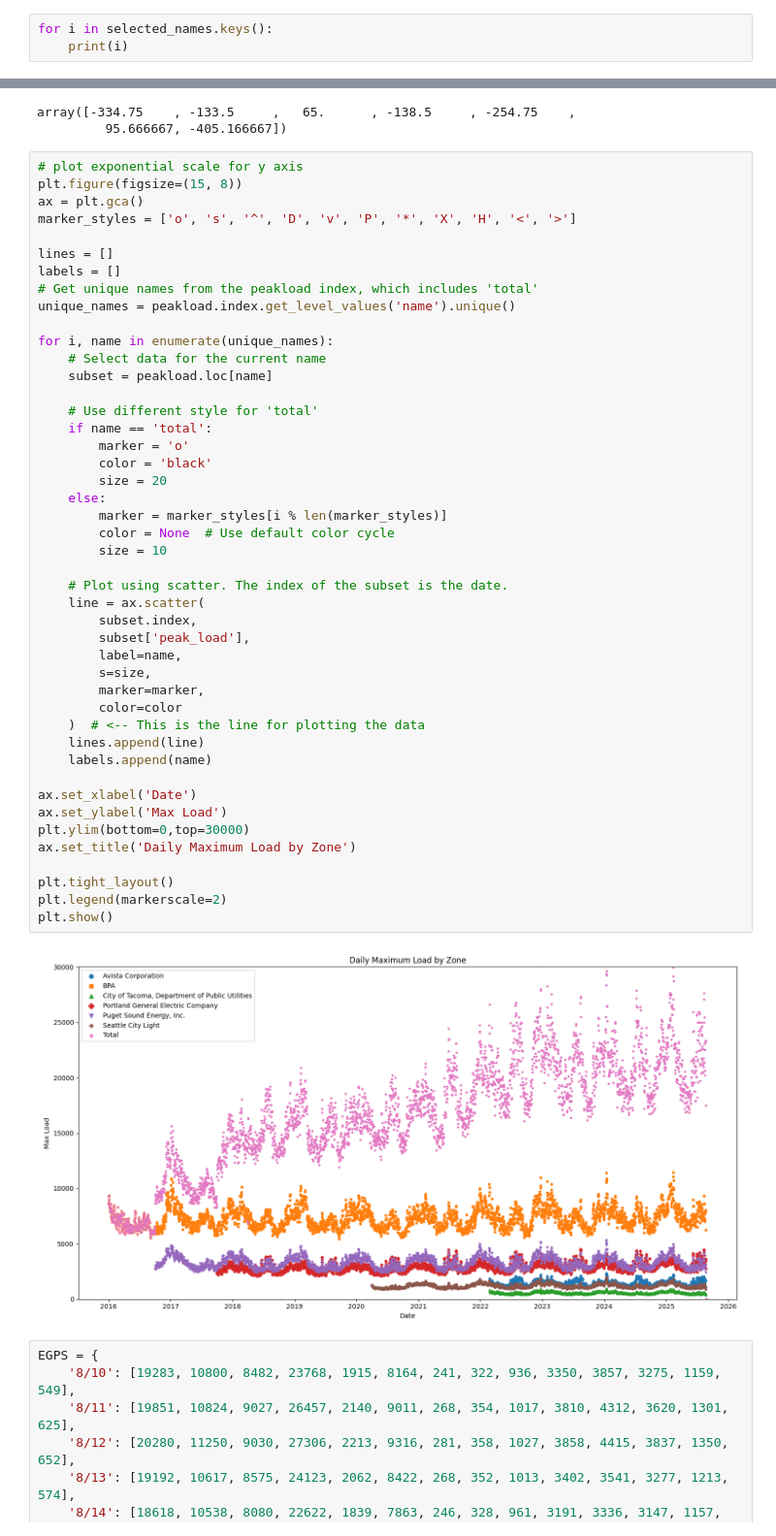
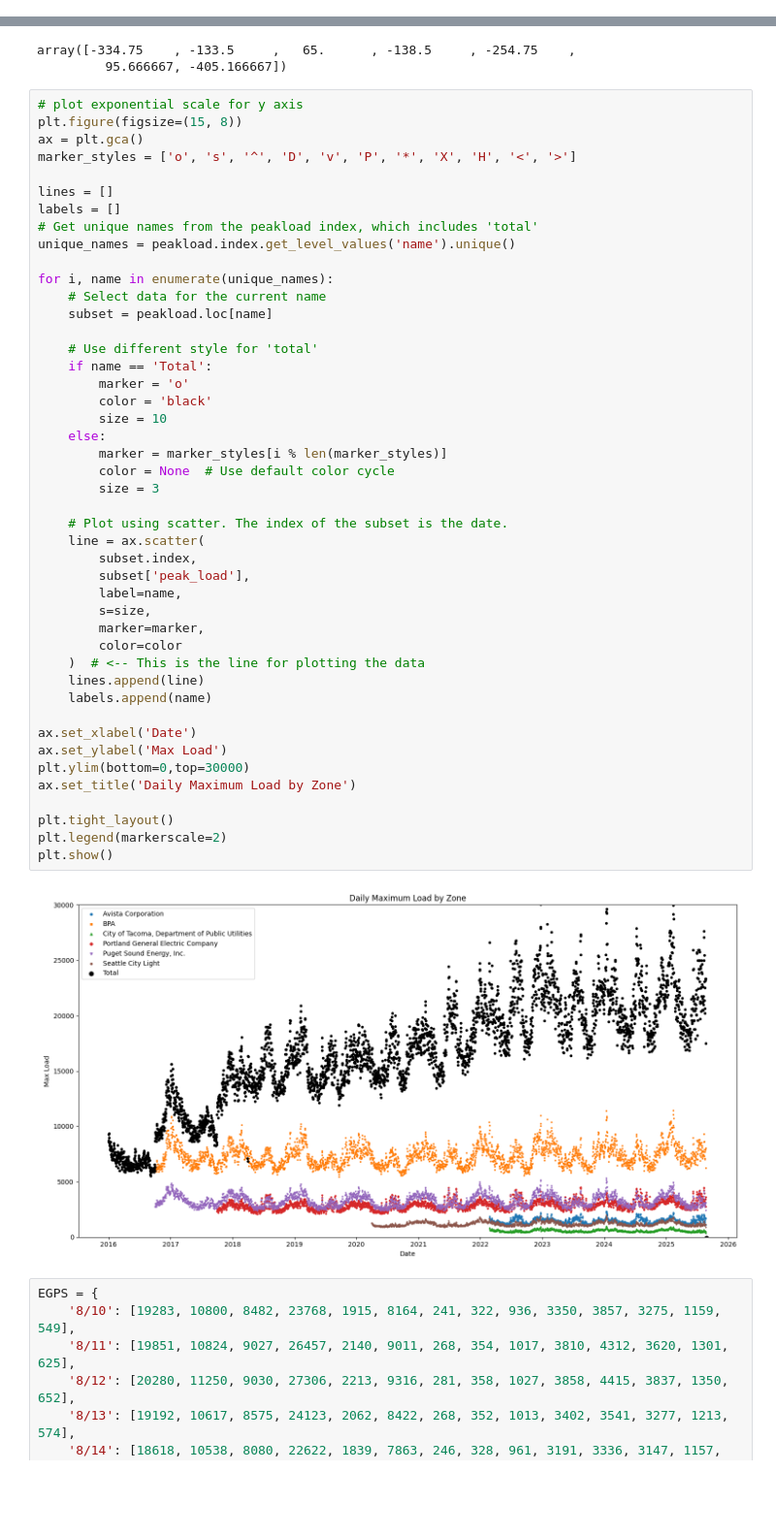
Before and after one commit to ViK-44/Fair-Value-Modelling, a Jupyter notebook: RTLoadanalysis.ipynb, the cells around one changed output, grey strips where cells are left out. Shown: that part at 97% size. Drawn from its saved outputs; the diff is of its cells as text; blank space fills up the shorter version.

```diff
--- a/RTLoadanalysis.ipynb
+++ b/RTLoadanalysis.ipynb
@@ -72,6 +87,3 @@ selected_names = {
 }
 peakload = df[df['name'].isin(selected_names.values())].groupby(['name', 'date']).agg({'avgvalue': 'max'})
 peakload.columns = ['peak_load']
-# %%
-for i in selected_names.keys():
-    print(i)
@@ -147,37 +147,37 @@ for i, name in enumerate(unique_names):
     subset = peakload.loc[name]
 
     # Use different style for 'total'
-    if name == 'total':
+    if name == 'Total':
         marker = 'o'
         color = 'black'
-        size = 20
+        size = 10
     else:
         marker = marker_styles[i % len(marker_styles)]
         color = None  # Use default color cycle
-        size = 10
+        size = 3
 
     # Plot using scatter. The index of the subset is the date.
     line = ax.scatter(
         subset.index,
         subset['peak_load'],
         label=name,
         s=size,
         marker=marker,
         color=color
     )  # <-- This is the line for plotting the data
     lines.append(line)
     labels.append(name)
 
 ax.set_xlabel('Date')
 ax.set_ylabel('Max Load')
 plt.ylim(bottom=0,top=30000)
 ax.set_title('Daily Maximum Load by Zone')
 
 plt.tight_layout()
 plt.legend(markerscale=2)
 plt.show()
 # %% [output]
-[figure, old version]
+[figure, new version]
 # %%
 EGPS = {
     '8/10': [19283, 10800, 8482, 23768, 1915, 8164, 241, 322, 936, 3350, 3857, 3275, 1159, 549],
```
Also changed, not shown: parts of 5 cells of this notebook, 7 other files.
